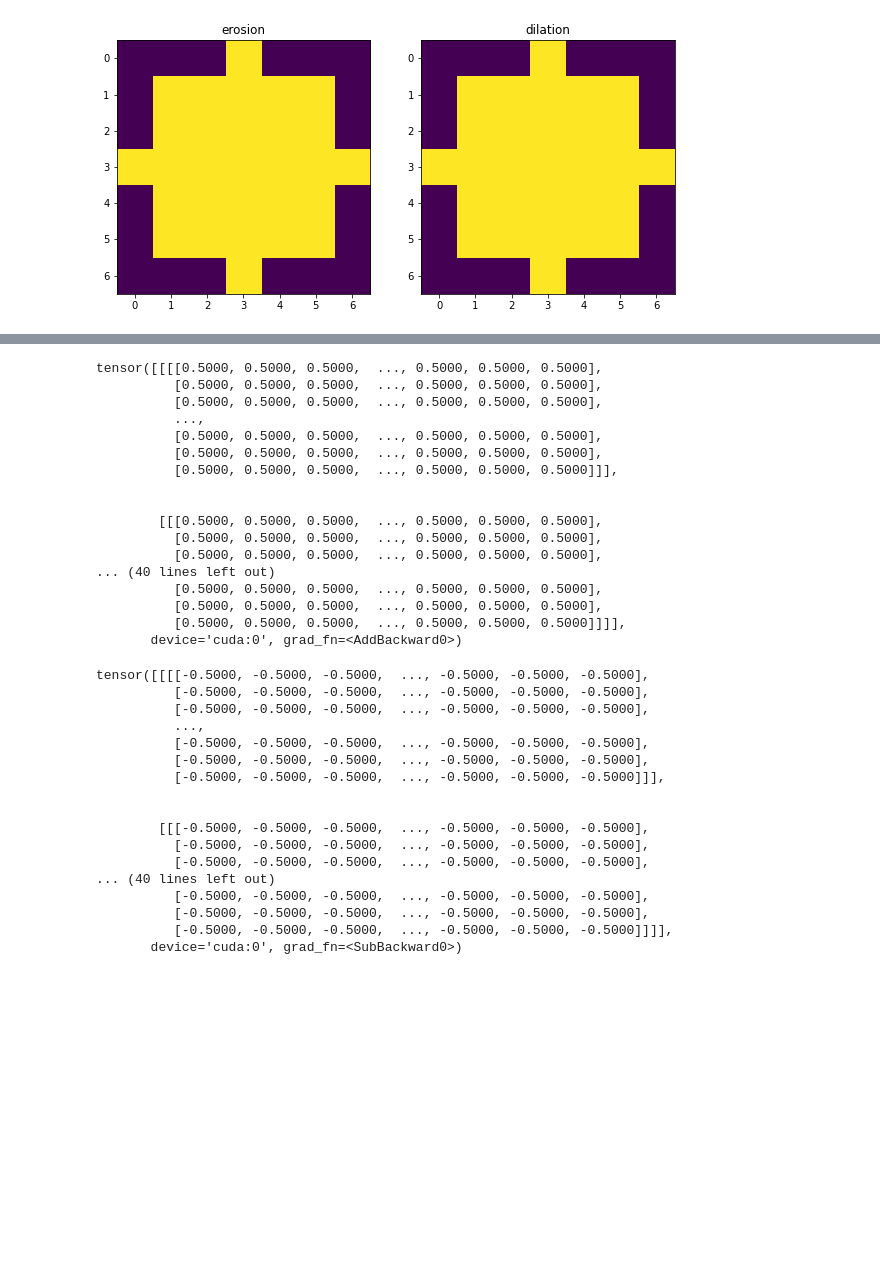
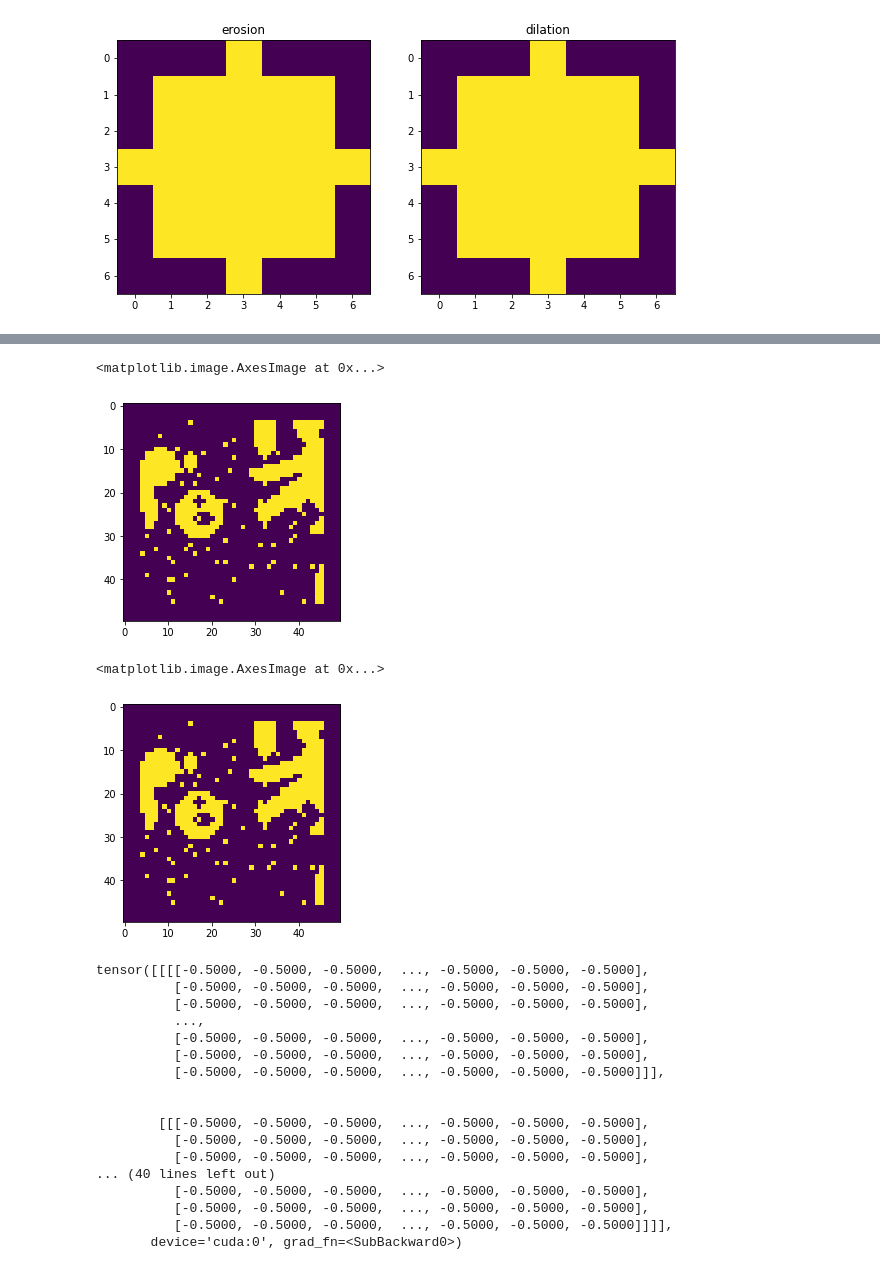
Before and after one commit to TheodoreAouad/3d_segm, a Jupyter notebook: Notebooks/DeepMorpho.ipynb, the cells around one changed output, grey strips where cells are left out. Saved outputs shown, nothing was run; the diff lists cells and outputs as text; code cells hidden in the pictures; blank space fills up the shorter version.

```diff
--- a/Notebooks/DeepMorpho.ipynb
+++ b/Notebooks/DeepMorpho.ipynb
@@ -819,7 +819,7 @@ morp_operation = arm.SequentialMorpOperations(
 
 plot_horizontal(morp_operation.selems, morp_operation.operations)
 
-dataloader = mrda.get_loader(
+dataloader = mrda.MultiRectDatasetGenerator.get_loader(
     batch_size=32,
     n_inputs=500_000,
     random_gen_fn=gfo3.get_random_rotated_diskorect,
@@ -832,6 +832,7 @@ dataloader = mrda.get_loader(
 [figure]
 # %%
 img, target = next(iter(dataloader))
+img = img.to('cpu')
 # %%
 %%time
 reload_modules()
@@ -852,26 +853,16 @@ BiMoNN(
     )
   )
 )
+# %%
+plt.imshow(img[0, 0])
+# %% [output]
+<matplotlib.image.AxesImage at 0x...>
+[figure, added]
 # %%
-net.layers[0].dilation_sum_layer(img)
+plt.imshow(net.layers[0].dilation_sum_layer(img)[0, 0].detach())
 # %% [output]
-tensor([[[[0.5000, 0.5000, 0.5000,  ..., 0.5000, 0.5000, 0.5000],
-          [0.5000, 0.5000, 0.5000,  ..., 0.5000, 0.5000, 0.5000],
-          [0.5000, 0.5000, 0.5000,  ..., 0.5000, 0.5000, 0.5000],
-          ...,
-          [0.5000, 0.5000, 0.5000,  ..., 0.5000, 0.5000, 0.5000],
-          [0.5000, 0.5000, 0.5000,  ..., 0.5000, 0.5000, 0.5000],
-          [0.5000, 0.5000, 0.5000,  ..., 0.5000, 0.5000, 0.5000]]],
-
-
-        [[[0.5000, 0.5000, 0.5000,  ..., 0.5000, 0.5000, 0.5000],
-          [0.5000, 0.5000, 0.5000,  ..., 0.5000, 0.5000, 0.5000],
-          [0.5000, 0.5000, 0.5000,  ..., 0.5000, 0.5000, 0.5000],
-... (40 lines left out)
-          [0.5000, 0.5000, 0.5000,  ..., 0.5000, 0.5000, 0.5000],
-          [0.5000, 0.5000, 0.5000,  ..., 0.5000, 0.5000, 0.5000],
-          [0.5000, 0.5000, 0.5000,  ..., 0.5000, 0.5000, 0.5000]]]],
-       device='cuda:0', grad_fn=<AddBackward0>)
+<matplotlib.image.AxesImage at 0x...>
+[figure, added]
 # %%
 otp = net(img)
 print(img - otp)
```
Also changed, not shown: parts of 6 cells of this notebook, 10 other files.
